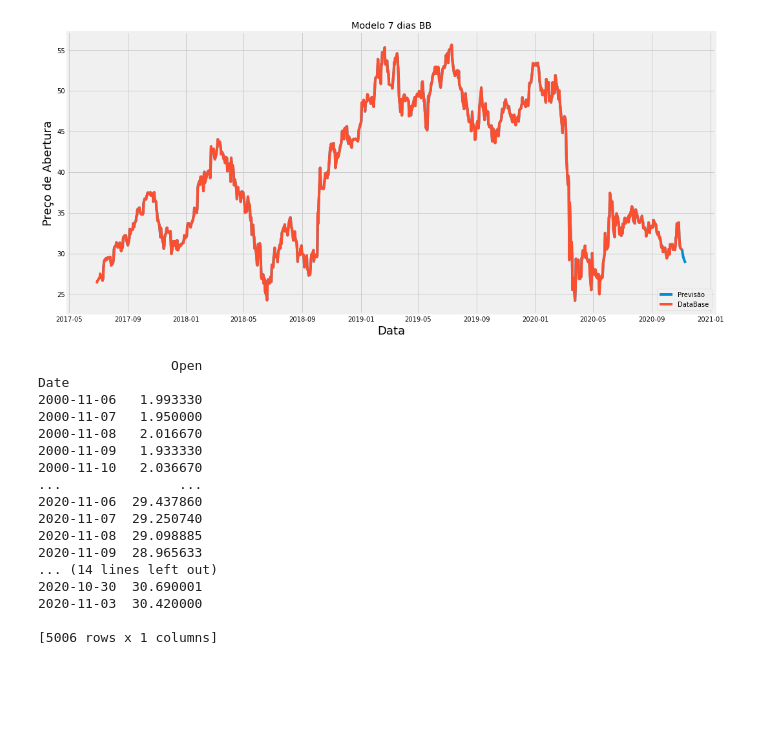
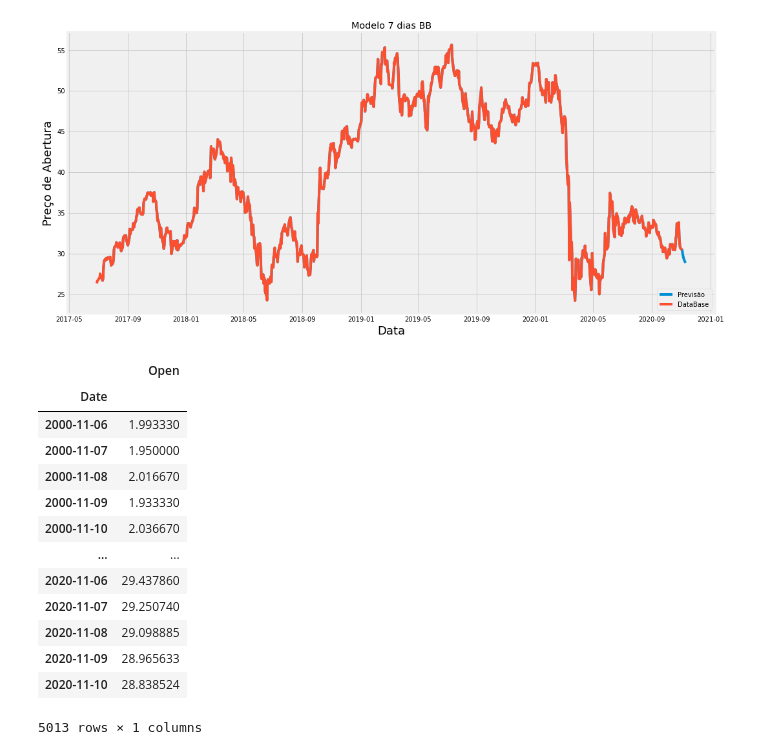
Before and after one commit to RafaelCRC/Stock-Price-Prediction, a Jupyter notebook: Untitled0.ipynb, the cells around one changed output. Drawn from its saved outputs; the diff is of its cells as text; code cells hidden in the pictures; blank space fills up the shorter version.

```diff
--- a/Untitled0.ipynb
+++ b/Untitled0.ipynb
@@ -265,24 +265,20 @@ plt.legend(['Previsão', 'DataBase'], loc='lower right')
 plt.show()
 # %% [output]
 [figure]
-# %%
-print(bb_quote)
-print(bb_quoteBase)
-# %% [output]
-                 Open
-Date
-2000-11-06   1.993330
-2000-11-07   1.950000
-2000-11-08   2.016670
-2000-11-09   1.933330
-2000-11-10   2.036670
-...               ...
-2020-11-06  29.437860
-2020-11-07  29.250740
-2020-11-08  29.098885
-2020-11-09  28.965633
-... (14 lines left out)
-2020-10-30  30.690001
-2020-11-03  30.420000
-
-[5006 rows x 1 columns]
+# %%
+bb_quote
+# %% [output]
+|  | Open |
+| Date |  |
+| 2000-11-06 | 1.993330 |
+| 2000-11-07 | 1.950000 |
+| 2000-11-08 | 2.016670 |
+| 2000-11-09 | 1.933330 |
+| 2000-11-10 | 2.036670 |
+| ... | ... |
+| 2020-11-06 | 29.437860 |
+| 2020-11-07 | 29.250740 |
+| 2020-11-08 | 29.098885 |
+| 2020-11-09 | 28.965633 |
+| 2020-11-10 | 28.838524 |
+5013 rows × 1 columns
```
Also changed, not shown: parts of 1 cell of this notebook.
